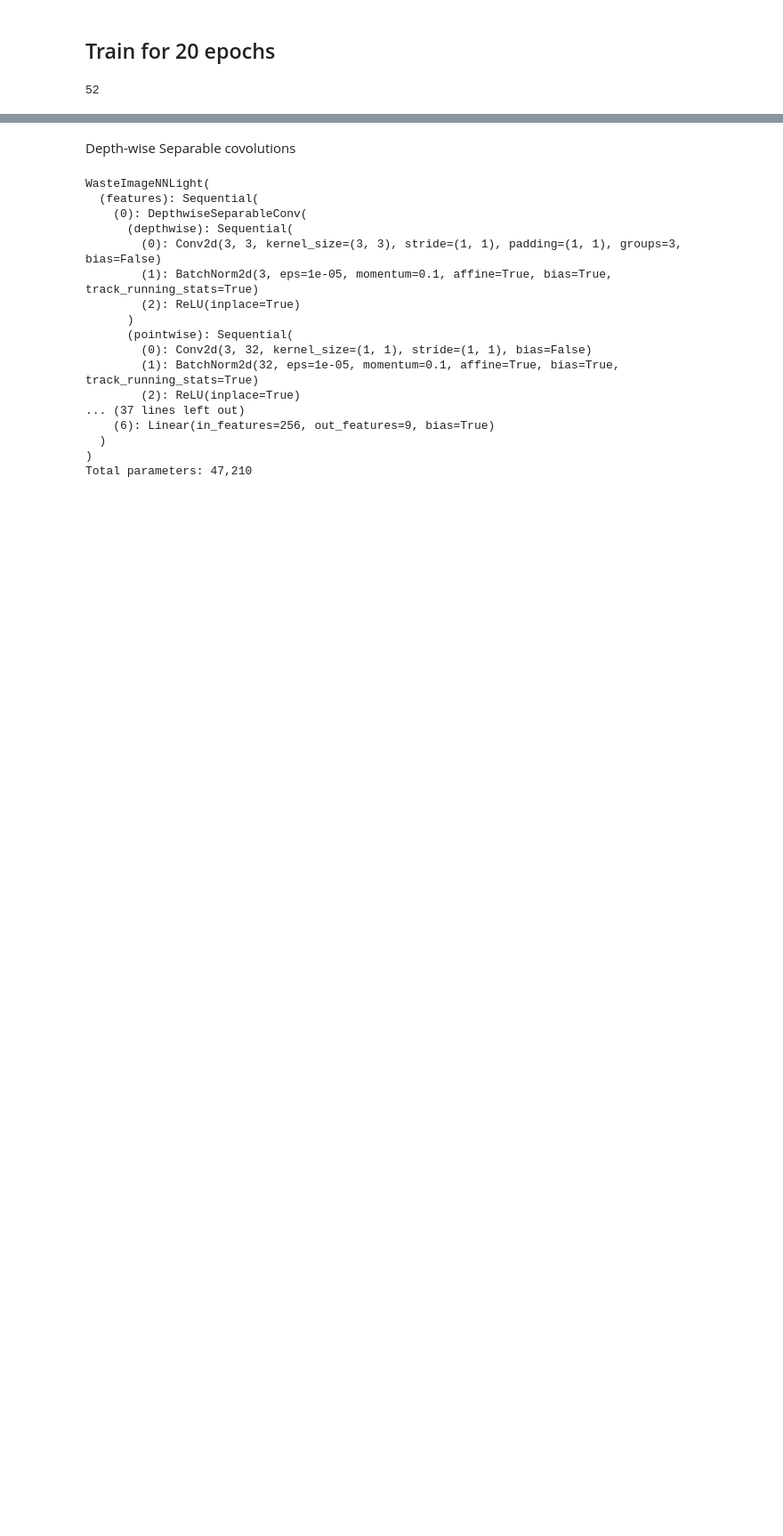
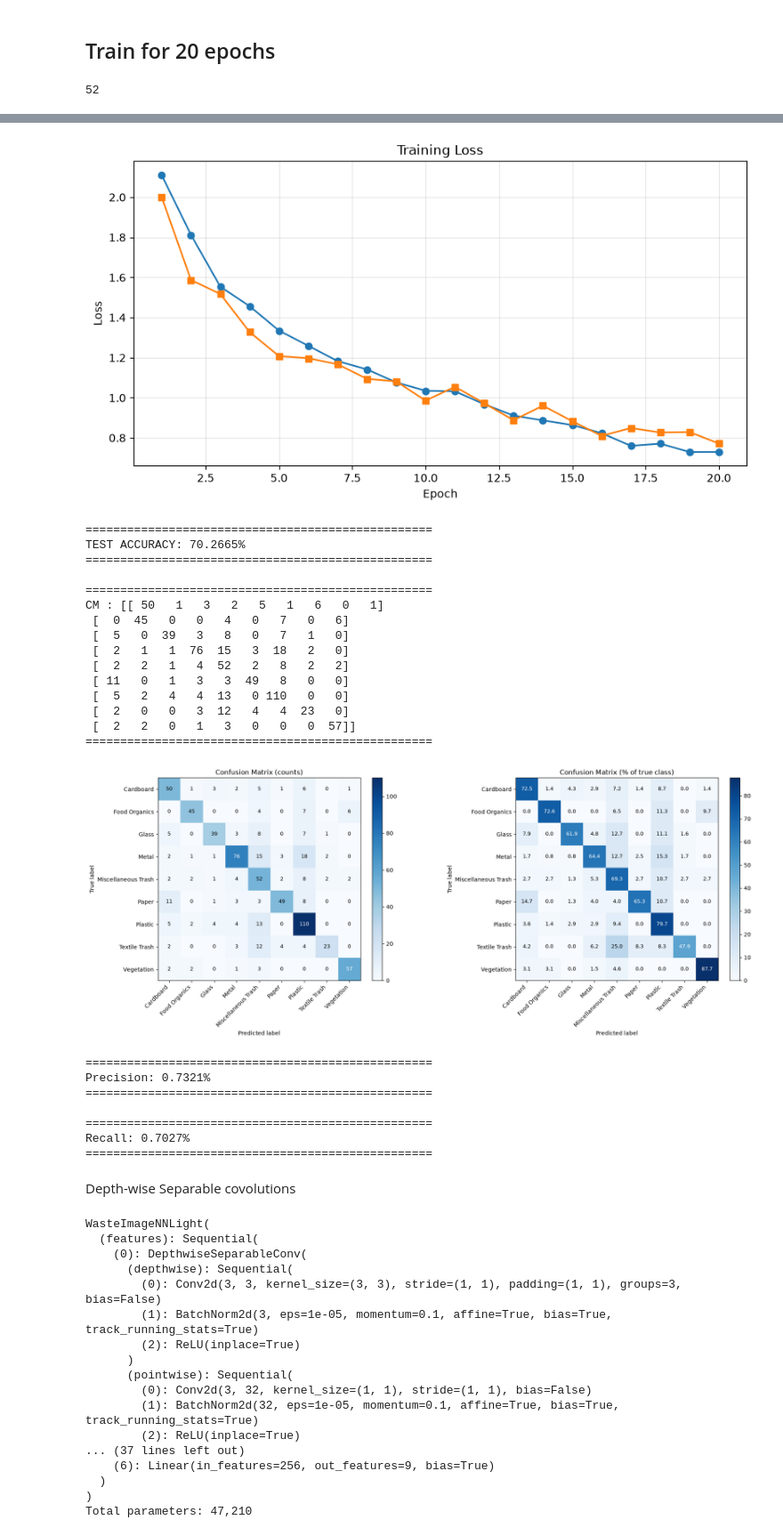
Before and after one commit to SenadiF/Botzilla---EN3150-Assignment-03, a Jupyter notebook: notebooks/classification_model_A.ipynb, the cells around one changed output, grey strips where cells are left out. Shown at 89% size. Drawn from its saved outputs; the diff is of its cells as text; code cells hidden in the pictures; blank space fills up the shorter version.

```diff
--- a/notebooks/classification_model_A.ipynb
+++ b/notebooks/classification_model_A.ipynb
@@ -384,6 +462,13 @@ def evaluate_test(model, test_loader):
 # %%
-# Train model
+import time
+
 model = WasteImageNN()
-# train_loss, validation_loss = train(model=model, train_loader=train_loader, val_loader=val_loader, num_ephohs=20, lr=1e-3)
-# plot_training_loss(train_losses=train_loss, validation_losses=validation_loss)
-# test_acc = evaluate_test(model=model, test_loader=test_loader)
+
+start_time = time.perf_counter()
+train_loss, validation_loss = train(model=model, train_loader=train_loader, val_loader=val_loader, num_ephohs=20, lr=1e-3)
+end_time = time.perf_counter()
+print(f"Traing Time: {end_time-start_time}")
+# plot
+plot_training_loss(train_losses=train_loss, validation_losses=validation_loss)
+test_acc = evaluate_test(model=model, test_loader=test_loader)
+# %% [output]
@@ -390,3 +492,27 @@ model = WasteImageNN()
+[figure, added]
+==================================================
+TEST ACCURACY: 70.2665%
+==================================================
+
+==================================================
+CM : [[ 50   1   3   2   5   1   6   0   1]
+ [  0  45   0   0   4   0   7   0   6]
+ [  5   0  39   3   8   0   7   1   0]
+ [  2   1   1  76  15   3  18   2   0]
+ [  2   2   1   4  52   2   8   2   2]
+ [ 11   0   1   3   3  49   8   0   0]
+ [  5   2   4   4  13   0 110   0   0]
+ [  2   0   0   3  12   4   4  23   0]
+ [  2   2   0   1   3   0   0   0  57]]
+==================================================
+[figure, added]
+==================================================
+Precision: 0.7321%
+==================================================
+
+==================================================
+Recall: 0.7027%
+==================================================
 # %%
 # save model
 torch.save(model.state_dict(), Path("../models/model_A.pth"))
```
Also changed, not shown: parts of 6 cells of this notebook, 9 other files.
